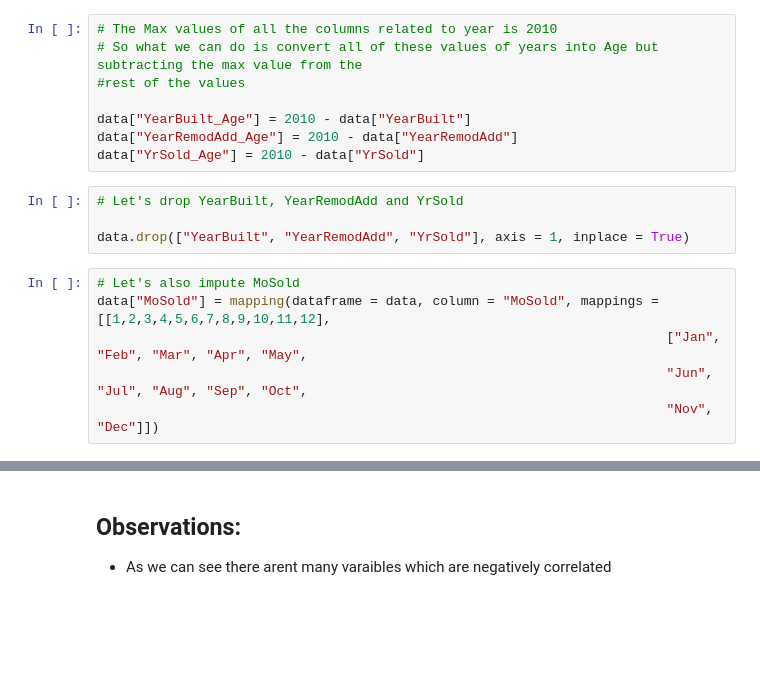
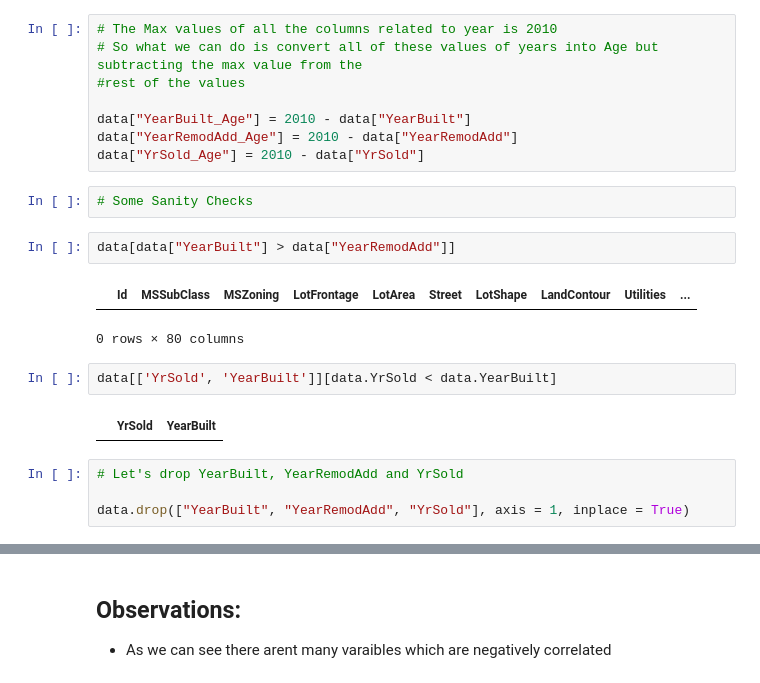
Before and after one commit to basil-16/SurpriseHousing, a Jupyter notebook: AdvancedRegressionAssignment.ipynb, the cells around one changed output, grey strips where cells are left out. Drawn from its saved outputs; the diff is of its cells as text; blank space fills up the shorter version.

```diff
--- a/AdvancedRegressionAssignment.ipynb
+++ b/AdvancedRegressionAssignment.ipynb
@@ -541,13 +541,18 @@ print(data["YrSold"].max())
 data["YearBuilt_Age"] = 2010 - data["YearBuilt"]
 data["YearRemodAdd_Age"] = 2010 - data["YearRemodAdd"]
 data["YrSold_Age"] = 2010 - data["YrSold"]
+# %%
+# Some Sanity Checks
+# %%
+data[data["YearBuilt"] > data["YearRemodAdd"]]
+# %% [output]
+|  | Id | MSSubClass | MSZoning | LotFrontage | LotArea | Street | LotShape | LandContour | Utilities | ... |
+0 rows × 80 columns
+# %%
+data[['YrSold', 'YearBuilt']][data.YrSold < data.YearBuilt]
+# %% [output]
+|  | YrSold | YearBuilt |
 # %%
 # Let's drop YearBuilt, YearRemodAdd and YrSold
 
 data.drop(["YearBuilt", "YearRemodAdd", "YrSold"], axis = 1, inplace = True)
-# %%
-# Let's also impute MoSold
-data["MoSold"] = mapping(dataframe = data, column = "MoSold", mappings = [[1,2,3,4,5,6,7,8,9,10,11,12],
-                                                                         ["Jan", "Feb", "Mar", "Apr", "May",
-                                                                         "Jun", "Jul", "Aug", "Sep", "Oct",
-                                                                         "Nov", "Dec"]])
```
Also changed, not shown: parts of 105 cells of this notebook.
